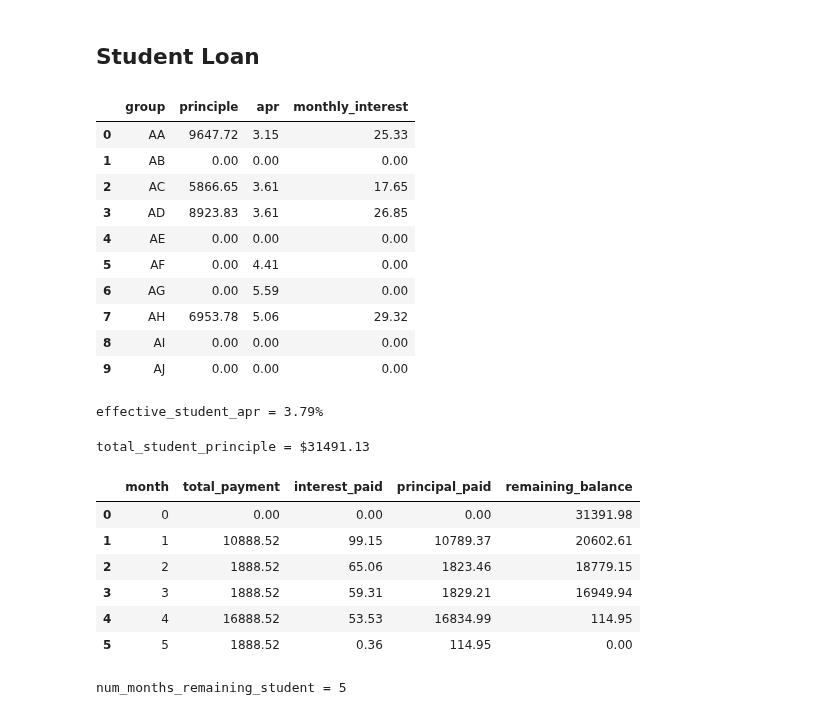
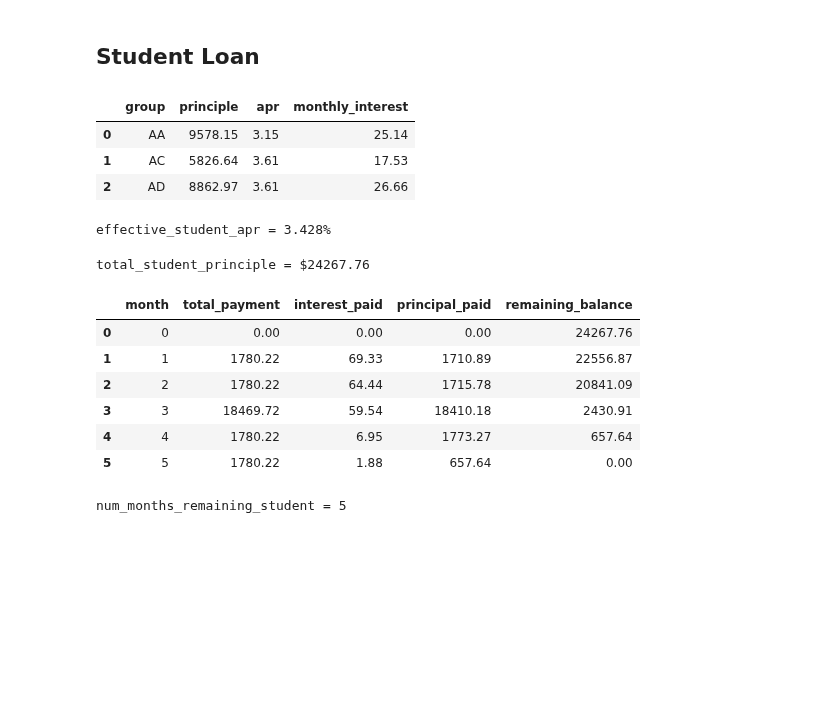
Before and after one commit to rkingery/notebooks, a Jupyter notebook: personal-finance.ipynb, the cells around one changed output. Drawn from its saved outputs; the diff is of its cells as text; code cells hidden in the pictures; blank space fills up the shorter version.

```diff
--- a/personal-finance.ipynb
+++ b/personal-finance.ipynb
@@ -9,3 +20,9 @@ import matplotlib.pyplot as plt
+# %%
+df_student = pd.DataFrame(data=[
+    ['AA', 9_578.15, 3.150],
+    ['AC', 5_826.64, 3.610],
+    ['AD', 8_862.97, 3.610],
+], columns=['group', 'principle', 'apr'])
 # %% [markdown]
 ## Budget
 # %% [markdown]
@@ -175,42 +192,23 @@ annual_profit = $81840.0
 # %% [markdown]
 ## Student Loan
 # %%
-df_student = pd.DataFrame(data=[
-    ['AA', 9_647.72, 3.150],
-    ['AB', 0.00, 0.0],
-    ['AC', 5_866.65, 3.610],
-    ['AD', 8_923.83, 3.610],
-    ['AE', 0.00, 0.0],
-    ['AF', 0.00, 4.410],
-    ['AG', 0.00, 5.590],
-    ['AH', 6_953.78, 5.060],
-    ['AI', 0.00, 0.0],
-    ['AJ', 0.00, 0.0],
-], columns=['group', 'principle', 'apr'])
 df_student['monthly_interest'] = (df_student['principle'] * df_student['apr'] / 12 / 100).round(2)
 df_student
 # %% [output]
 |  | group | principle | apr | monthly_interest |
-| 0 | AA | 9647.72 | 3.15 | 25.33 |
-| 1 | AB | 0.00 | 0.00 | 0.00 |
-| 2 | AC | 5866.65 | 3.61 | 17.65 |
-| 3 | AD | 8923.83 | 3.61 | 26.85 |
-| 4 | AE | 0.00 | 0.00 | 0.00 |
-| 5 | AF | 0.00 | 4.41 | 0.00 |
-| 6 | AG | 0.00 | 5.59 | 0.00 |
-| 7 | AH | 6953.78 | 5.06 | 29.32 |
-| 8 | AI | 0.00 | 0.00 | 0.00 |
-| 9 | AJ | 0.00 | 0.00 | 0.00 |
+| 0 | AA | 9578.15 | 3.15 | 25.14 |
+| 1 | AC | 5826.64 | 3.61 | 17.53 |
+| 2 | AD | 8862.97 | 3.61 | 26.66 |
 # %%
 effective_student_apr = np.dot(df_student['principle'] / df_student['principle'].sum(), df_student['apr'])
 print(f'effective_student_apr = {round(effective_student_apr, 3)}%')
 # %% [output]
-effective_student_apr = 3.79%
+effective_student_apr = 3.428%
 # %%
 total_student_principle = df_student['principle'].sum()
 print(f'total_student_principle = ${round(total_student_principle, 2)}')
 # %% [output]
-total_student_principle = $31491.13
+total_student_principle = $24267.76
 # %%
 def amortization_schedule(df, min_payment, extra_payments=[], start_at=0):
     df = df[df['principle'] > 0].copy()
@@ -249,22 +247,21 @@ def amortization_schedule(df, min_payment, extra_payments=[], start_at=0):
             break
     return pd.DataFrame(amortization_records)
 # %%
-min_student_loan_payment = 388.52
 extra_payments = [
     {'num_months': 1, 'amount': 1500, 'shift_by': 0},
-    {'num_months': 3, 'amount': 9000, 'shift_by': 1},
-    {'num_months': 6, 'amount': 6000, 'shift_by': 4},
+    {'num_months': 3, 'amount': net_biannual_bonus, 'shift_by': months_till_next_equity},
+    {'num_months': 6, 'amount': net_quarterly_equity, 'shift_by': months_till_next_bonus},
 ]
 amortization_df = amortization_schedule(df_student, min_student_loan_payment, extra_payments) # as of June 1
 amortization_df
 # %% [output]
 |  | month | total_payment | interest_paid | principal_paid | remaining_balance |
-| 0 | 0 | 0.00 | 0.00 | 0.00 | 31391.98 |
-| 1 | 1 | 10888.52 | 99.15 | 10789.37 | 20602.61 |
-| 2 | 2 | 1888.52 | 65.06 | 1823.46 | 18779.15 |
-| 3 | 3 | 1888.52 | 59.31 | 1829.21 | 16949.94 |
-| 4 | 4 | 16888.52 | 53.53 | 16834.99 | 114.95 |
-| 5 | 5 | 1888.52 | 0.36 | 114.95 | 0.00 |
+| 0 | 0 | 0.00 | 0.00 | 0.00 | 24267.76 |
+| 1 | 1 | 1780.22 | 69.33 | 1710.89 | 22556.87 |
+| 2 | 2 | 1780.22 | 64.44 | 1715.78 | 20841.09 |
+| 3 | 3 | 18469.72 | 59.54 | 18410.18 | 2430.91 |
+| 4 | 4 | 1780.22 | 6.95 | 1773.27 | 657.64 |
+| 5 | 5 | 1780.22 | 1.88 | 657.64 | 0.00 |
 # %%
 num_months_remaining_student = amortization_df['month'].iloc[-1]
 print(f'num_months_remaining_student = {num_months_remaining_student}')
```
Also changed, not shown: parts of 21 cells of this notebook.
